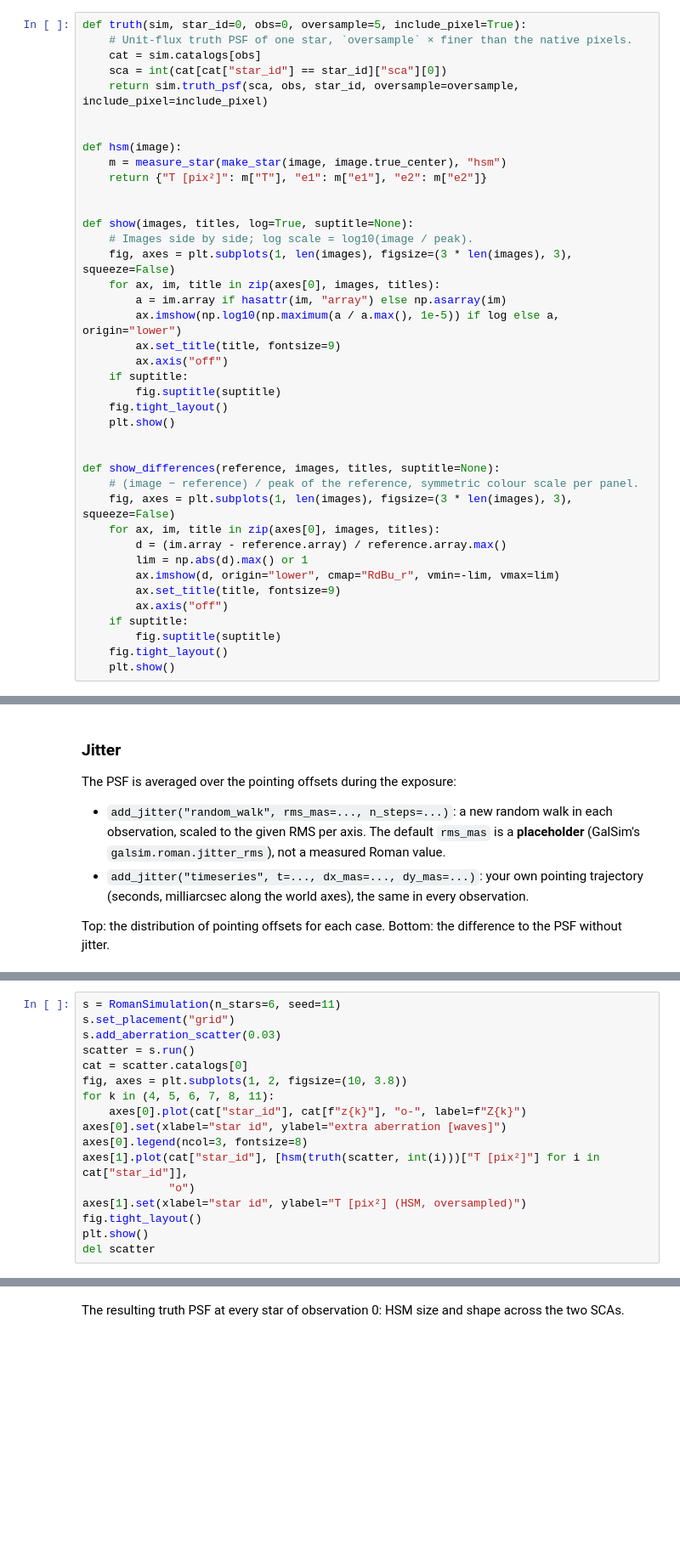
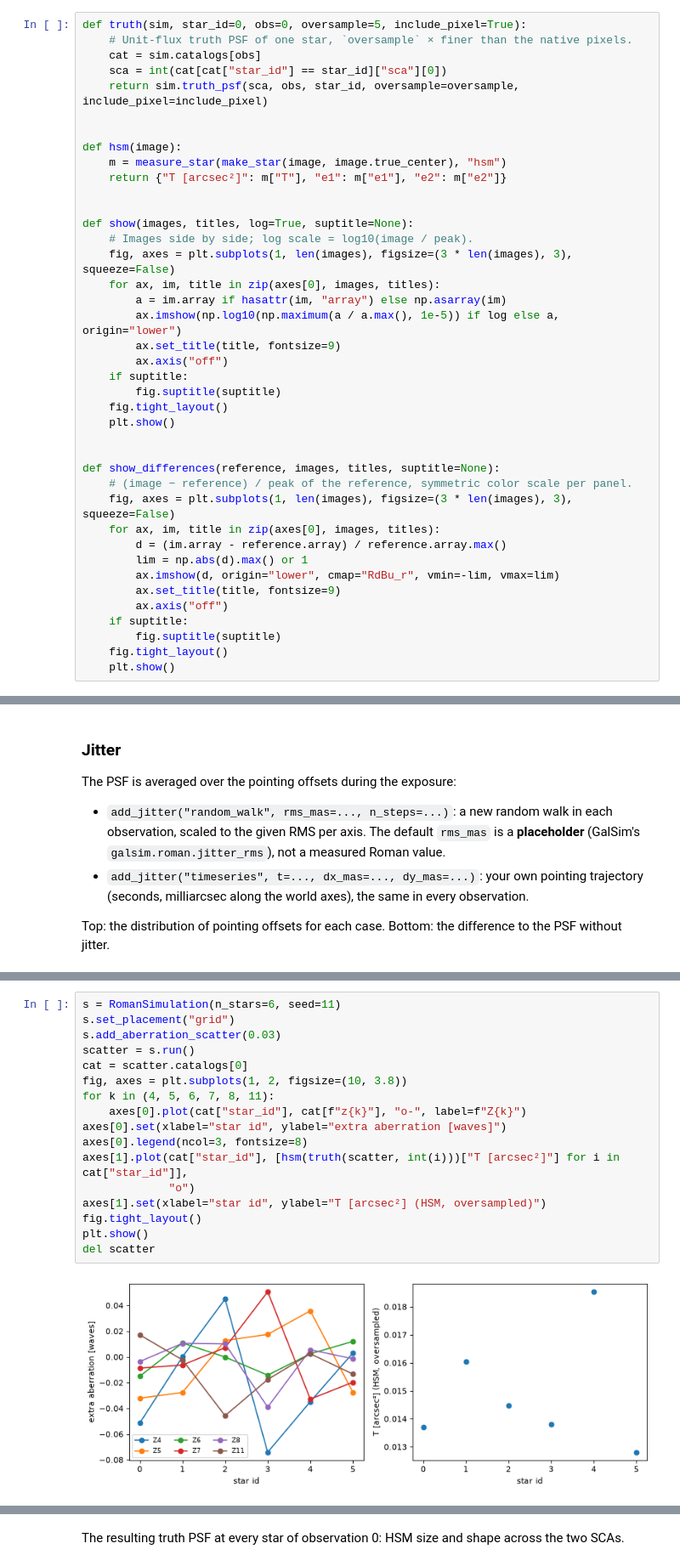
Before and after one commit to Roman-HLIS-Cosmology-PIT/psf-fomo, a Jupyter notebook: notebooks/01_simulation.ipynb, the cells around one changed output, grey strips where cells are left out. Shown at 85% size. Saved outputs shown, nothing was run; the diff lists cells and outputs as text; blank space fills up the shorter version.

```diff
--- a/notebooks/01_simulation.ipynb
+++ b/notebooks/01_simulation.ipynb
@@ -43,7 +44,7 @@ def truth(sim, star_id=0, obs=0, oversample=5, include_pixel=True):
 
 def hsm(image):
     m = measure_star(make_star(image, image.true_center), "hsm")
-    return {"T [pix²]": m["T"], "e1": m["e1"], "e2": m["e2"]}
+    return {"T [arcsec²]": m["T"], "e1": m["e1"], "e2": m["e2"]}
 
 
 def show(images, titles, log=True, suptitle=None):
@@ -61,7 +62,7 @@ def show(images, titles, log=True, suptitle=None):
 
 
 def show_differences(reference, images, titles, suptitle=None):
-    # (image − reference) / peak of the reference, symmetric colour scale per panel.
+    # (image − reference) / peak of the reference, symmetric color scale per panel.
     fig, axes = plt.subplots(1, len(images), figsize=(3 * len(images), 3), squeeze=False)
     for ax, im, title in zip(axes[0], images, titles):
         d = (im.array - reference.array) / reference.array.max()
@@ -340,20 +395,22 @@ Zernikes of each star; right: the size of each star's truth PSF.
 # %%
 s = RomanSimulation(n_stars=6, seed=11)
 s.set_placement("grid")
 s.add_aberration_scatter(0.03)
 scatter = s.run()
 cat = scatter.catalogs[0]
 fig, axes = plt.subplots(1, 2, figsize=(10, 3.8))
 for k in (4, 5, 6, 7, 8, 11):
     axes[0].plot(cat["star_id"], cat[f"z{k}"], "o-", label=f"Z{k}")
 axes[0].set(xlabel="star id", ylabel="extra aberration [waves]")
 axes[0].legend(ncol=3, fontsize=8)
-axes[1].plot(cat["star_id"], [hsm(truth(scatter, int(i)))["T [pix²]"] for i in cat["star_id"]],
+axes[1].plot(cat["star_id"], [hsm(truth(scatter, int(i)))["T [arcsec²]"] for i in cat["star_id"]],
              "o")
-axes[1].set(xlabel="star id", ylabel="T [pix²] (HSM, oversampled)")
+axes[1].set(xlabel="star id", ylabel="T [arcsec²] (HSM, oversampled)")
 fig.tight_layout()
 plt.show()
 del scatter
+# %% [output]
+[figure, added]
 # %% [markdown]
 ## 7. Variations of the errors
 
```
Also changed, not shown: parts of 32 cells of this notebook, 3 other files.
